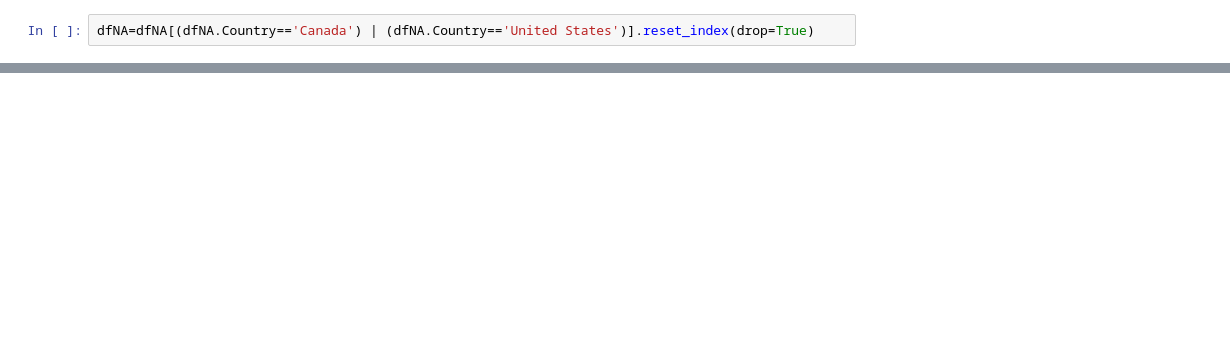
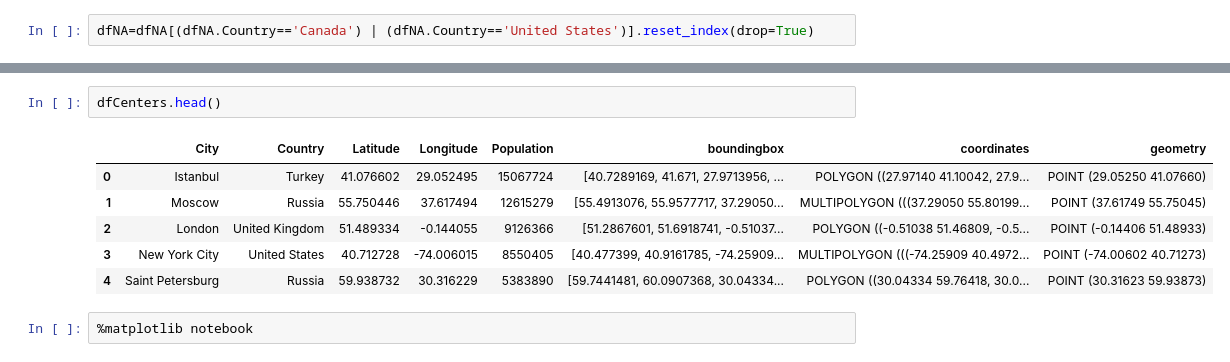
Before and after one commit to orpheuseus/Coursera_Capstone, a Jupyter notebook: FutureCity_Project.ipynb, the cells around one changed output, grey strips where cells are left out. Saved outputs shown, nothing was run; the diff lists cells and outputs as text; blank space fills up the shorter version.

```diff
--- a/FutureCity_Project.ipynb
+++ b/FutureCity_Project.ipynb
@@ -482,0 +299,11 @@ for data in NAPols:
+# %%
+dfCenters.head()
+# %% [output]
+|  | City | Country | Latitude | Longitude | Population | boundingbox | coordinates | geometry |
+| 0 | Istanbul | Turkey | 41.076602 | 29.052495 | 15067724 | [40.7289169, 41.671, 27.9713956, ... | POLYGON ((27.97140 41.10042, 27.9... | POINT (29.05250 41.07660) |
+| 1 | Moscow | Russia | 55.750446 | 37.617494 | 12615279 | [55.4913076, 55.9577717, 37.29050... | MULTIPOLYGON (((37.29050 55.80199... | POINT (37.61749 55.75045) |
+| 2 | London | United Kingdom | 51.489334 | -0.144055 | 9126366 | [51.2867601, 51.6918741, -0.51037... | POLYGON ((-0.51038 51.46809, -0.5... | POINT (-0.14406 51.48933) |
+| 3 | New York City | United States | 40.712728 | -74.006015 | 8550405 | [40.477399, 40.9161785, -74.25909... | MULTIPOLYGON (((-74.25909 40.4972... | POINT (-74.00602 40.71273) |
+| 4 | Saint Petersburg | Russia | 59.938732 | 30.316229 | 5383890 | [59.7441481, 60.0907368, 30.04334... | POLYGON ((30.04334 59.76418, 30.0... | POINT (30.31623 59.93873) |
+# %%
+%matplotlib notebook
```
Also changed, not shown: parts of 73 cells of this notebook.
